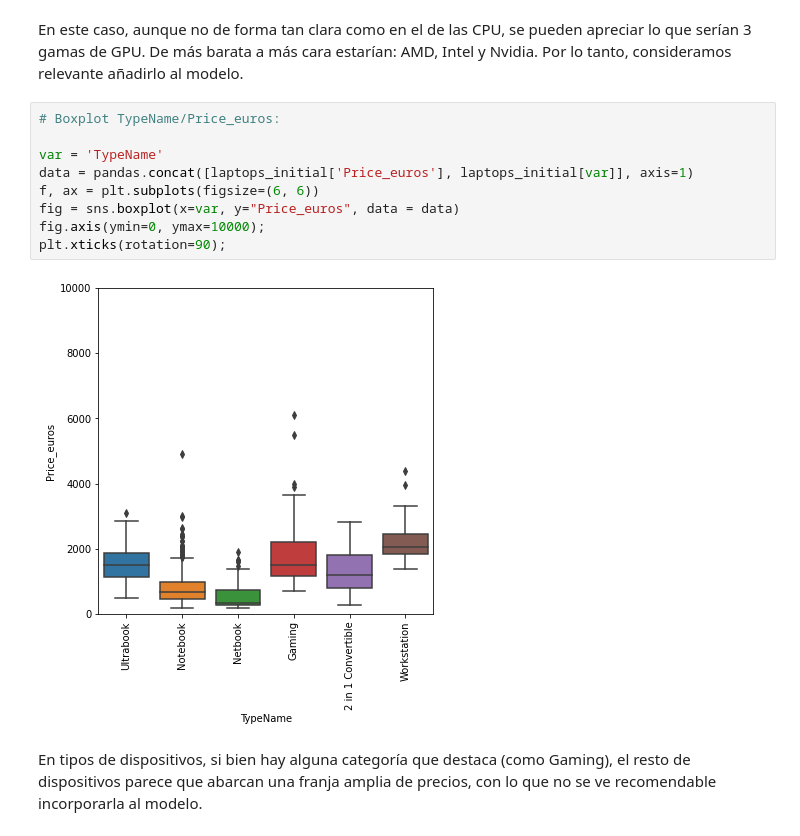
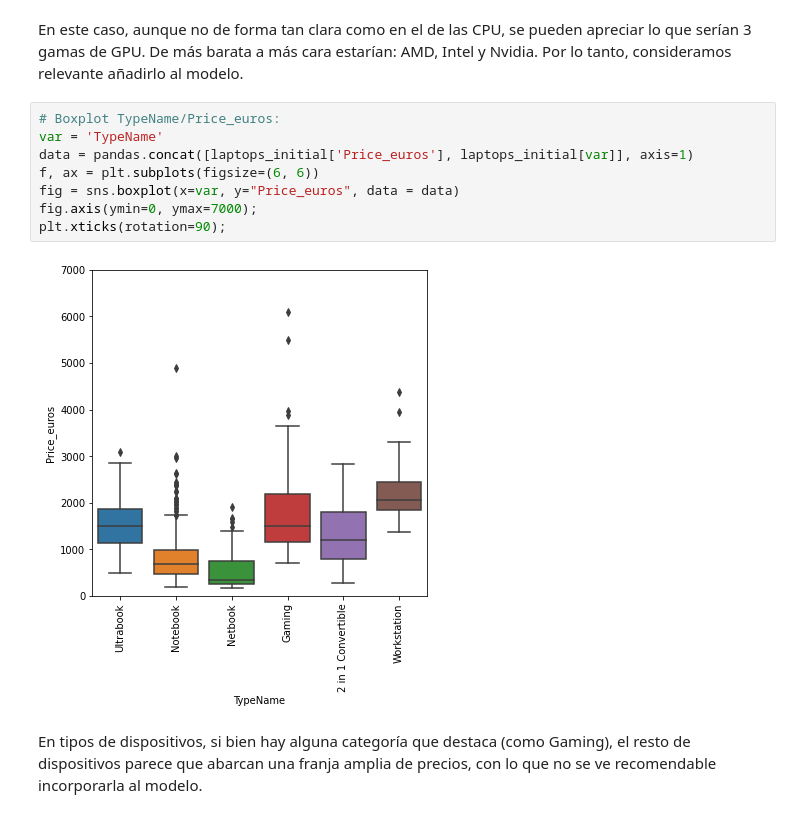
Before and after one commit to carlosalloUOC/PRA2-Limpieza-Analisis, a Jupyter notebook: src/Práctica 2 - Tipologia.ipynb, the cells around one changed output. Saved outputs shown, nothing was run; the diff lists cells and outputs as text.

```diff
--- a/src/Práctica 2 - Tipologia.ipynb
+++ b/src/Práctica 2 - Tipologia.ipynb
@@ -947,15 +946,14 @@ plt.xticks(rotation=90);
 En este caso, aunque no de forma tan clara como en el de las CPU, se pueden apreciar lo que serían 3 gamas de GPU. De más barata a más cara estarían: AMD, Intel y Nvidia. Por lo tanto, consideramos relevante añadirlo al modelo.
 # %%
 # Boxplot TypeName/Price_euros:
-
 var = 'TypeName'
 data = pandas.concat([laptops_initial['Price_euros'], laptops_initial[var]], axis=1)
 f, ax = plt.subplots(figsize=(6, 6))
 fig = sns.boxplot(x=var, y="Price_euros", data = data)
-fig.axis(ymin=0, ymax=10000);
+fig.axis(ymin=0, ymax=7000);
 plt.xticks(rotation=90);
 # %% [output]
-[figure, old version]
+[figure, new version]
 # %% [markdown]
 En tipos de dispositivos, si bien hay alguna categoría que destaca (como Gaming), el resto de dispositivos parece que abarcan una franja amplia de precios, con lo que no se ve recomendable incorporarla al modelo.
 # %% [markdown]
```
Also changed, not shown: parts of 13 cells of this notebook, 1 other file.
